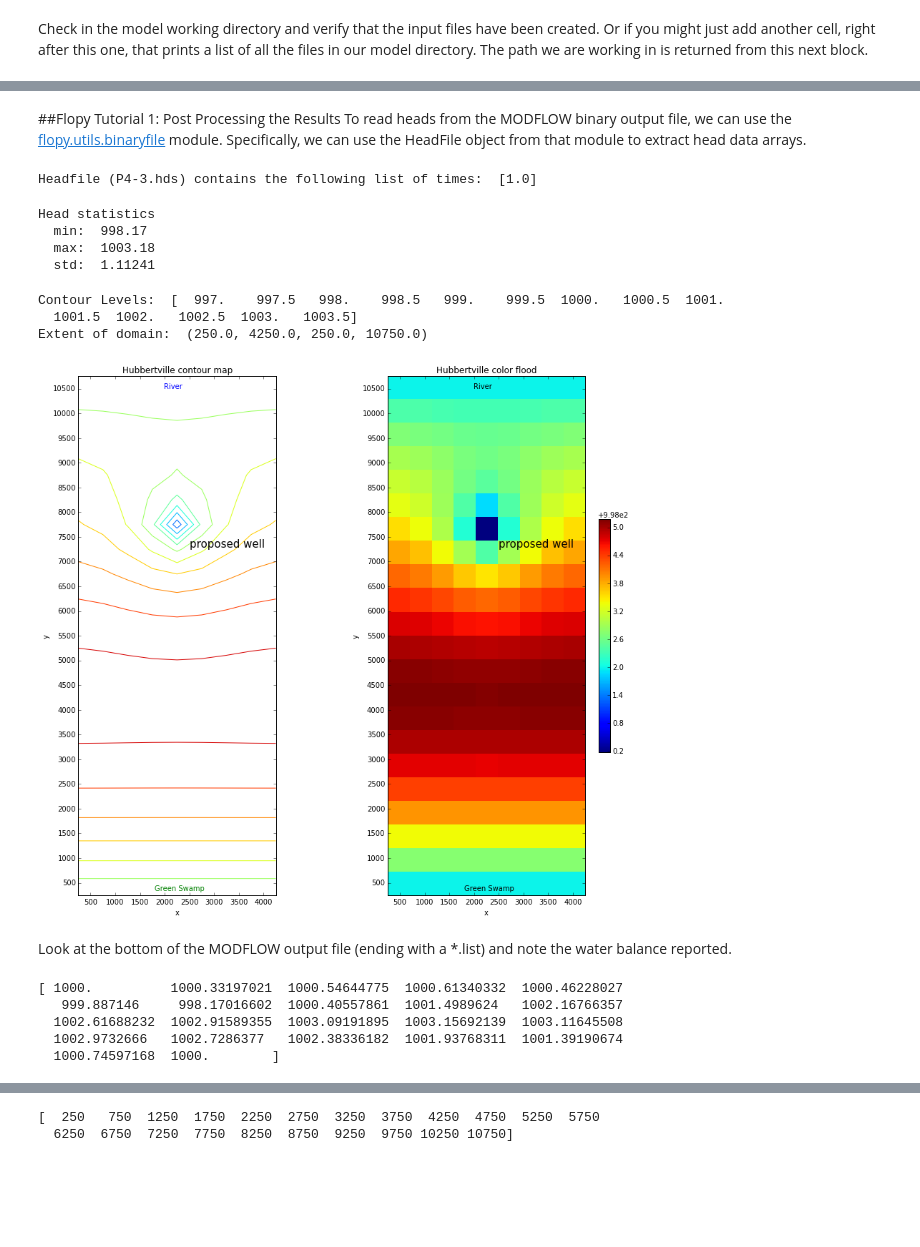
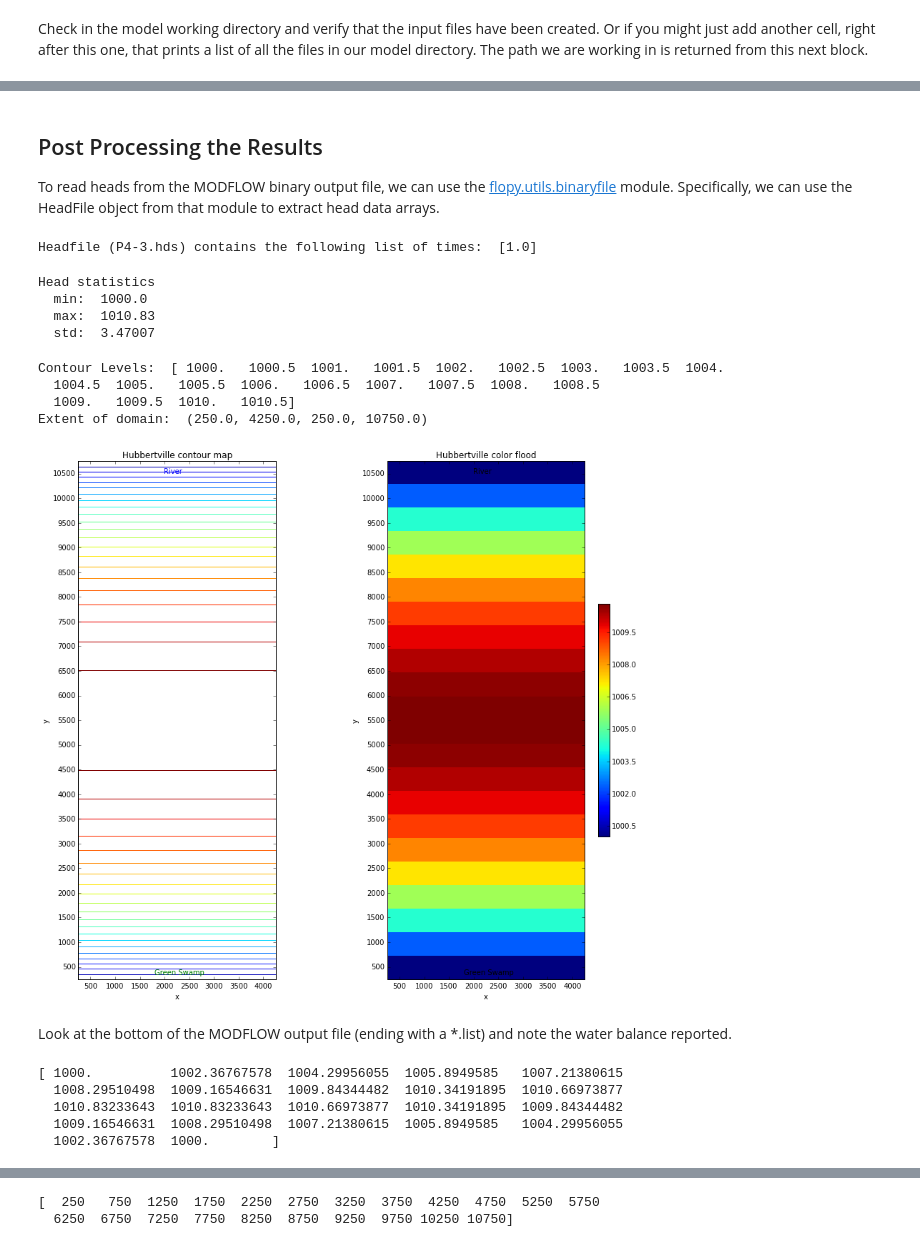
Before and after one commit to landr/Chapter_4_problems, a Jupyter notebook: P4.3_Flopy_Hubbertville_areal_model.ipynb, the cells around one changed output, grey strips where cells are left out. Saved outputs shown, nothing was run; the diff lists cells and outputs as text; code cells hidden in the pictures; blank space fills up the shorter version.

```diff
--- a/P4.3_Flopy_Hubbertville_areal_model.ipynb
+++ b/P4.3_Flopy_Hubbertville_areal_model.ipynb
@@ -51,6 +41,7 @@ For this tutorial, we will work in the 21_FlopyIntro directory, which is located
 # %%
 # Set the name of the path to the model working directory
 dirname = "P4-3_Hubbertville"
+datapath = os.getcwd()
 modelpath = os.path.join(datapath, dirname)
 print 'Name of model path: ', modelpath
 
@@ -263,7 +253,7 @@ success, buff = MF.run_model(silent=silent, pause=pause, report=report)
 
   Normal termination of simulation
 # %% [markdown]
-##Flopy Tutorial 1: Post Processing the Results
+## Post Processing the Results
 To read heads from the MODFLOW binary output file, we can use the [flopy.utils.binaryfile](http://modflowpy.github.io/flopydoc/binaryfile.html) module. Specifically, we can use the HeadFile object from that module to extract head data arrays.
 # %%
 #imports for plotting and reading the MODFLOW binary output file
@@ -291,47 +281,46 @@ print '  max: ', HEAD.max()
 print '  std: ', HEAD.std()
 # %% [output]
 Head statistics
-  min:  998.17
-  max:  1003.18
-  std:  1.11241
+  min:  1000.0
+  max:  1010.83
+  std:  3.47007
 # %%
 #Create a contour plot of heads
 FIG = plt.figure(figsize=(15,13))
 
 #setup contour levels and plot extent
-LEVELS = np.arange(997., 1004., 0.5)
+LEVELS = np.arange(1000., 1011., 0.5)
 EXTENT = (DELR/2., LX - DELR/2., DELC/2., LY - DELC/2.)
 print 'Contour Levels: ', LEVELS
 print 'Extent of domain: ', EXTENT
 
 #Make a contour plot on the first axis
 AX1 = FIG.add_subplot(1, 2, 1, aspect='equal')
 AX1.set_xlabel("x")
 AX1.set_ylabel("y")
 YTICKS = np.arange(0, 11000, 500)
 AX1.set_yticks(YTICKS)
 AX1.set_title("Hubbertville contour map")
-AX1.text(2500, 7300, r"proposed well", fontsize=15, color="black")
 AX1.text(2000, 10500, r"River", fontsize=10, color="blue")
 AX1.text(1800, 340, r"Green Swamp", fontsize=10, color="green")
 AX1.contour(np.flipud(HEAD[0, :, :]), levels=LEVELS, extent=EXTENT)
 
 #Make a color flood on the second axis
 AX2 = FIG.add_subplot(1, 2, 2, aspect='equal')
 AX2.set_xlabel("x")
 AX2.set_ylabel("y")
 AX2.set_yticks(YTICKS)
 AX2.set_title("Hubbertville color flood")
-AX2.text(2500, 7300, r"proposed well", fontsize=15, color="black")
 AX2.text(2000, 10500, r"River", fontsize=10, color="black")
 AX2.text(1800, 340, r"Green Swamp", fontsize=10, color="black")
 cax = AX2.imshow(HEAD[0, :, :], extent=EXTENT, interpolation='nearest')
 cbar = FIG.colorbar(cax, orientation='vertical', shrink=0.45)
 # %% [output]
-Contour Levels:  [  997.    997.5   998.    998.5   999.    999.5  1000.   1000.5  1001.
-  1001.5  1002.   1002.5  1003.   1003.5]
+Contour Levels:  [ 1000.   1000.5  1001.   1001.5  1002.   1002.5  1003.   1003.5  1004.
+  1004.5  1005.   1005.5  1006.   1006.5  1007.   1007.5  1008.   1008.5
+  1009.   1009.5  1010.   1010.5]
 Extent of domain:  (250.0, 4250.0, 250.0, 10750.0)
-[figure, old version]
+[figure, new version]
 # %% [markdown]
 Look at the bottom of the MODFLOW output file (ending with a *.list) and note the water balance reported.
 # %%
@@ -340,11 +329,11 @@ Look at the bottom of the MODFLOW output file (ending with a *.list) and note th
 COL = 4
 print HEAD[0,:,COL]
 # %% [output]
-[ 1000.          1000.33197021  1000.54644775  1000.61340332  1000.46228027
-   999.887146     998.17016602  1000.40557861  1001.4989624   1002.16766357
-  1002.61688232  1002.91589355  1003.09191895  1003.15692139  1003.11645508
-  1002.9732666   1002.7286377   1002.38336182  1001.93768311  1001.39190674
-  1000.74597168  1000.        ]
+[ 1000.          1002.36767578  1004.29956055  1005.8949585   1007.21380615
+  1008.29510498  1009.16546631  1009.84344482  1010.34191895  1010.66973877
+  1010.83233643  1010.83233643  1010.66973877  1010.34191895  1009.84344482
+  1009.16546631  1008.29510498  1007.21380615  1005.8949585   1004.29956055
+  1002.36767578  1000.        ]
 # %%
 # we see this is what we want, but is flipped because MODFLOW's array does not = Python, so we reverse the order (flip them) and call it
 Y = np.flipud(HEAD[0,:,COL])
```
Also changed, not shown: parts of 87 cells of this notebook, 14 other files.
